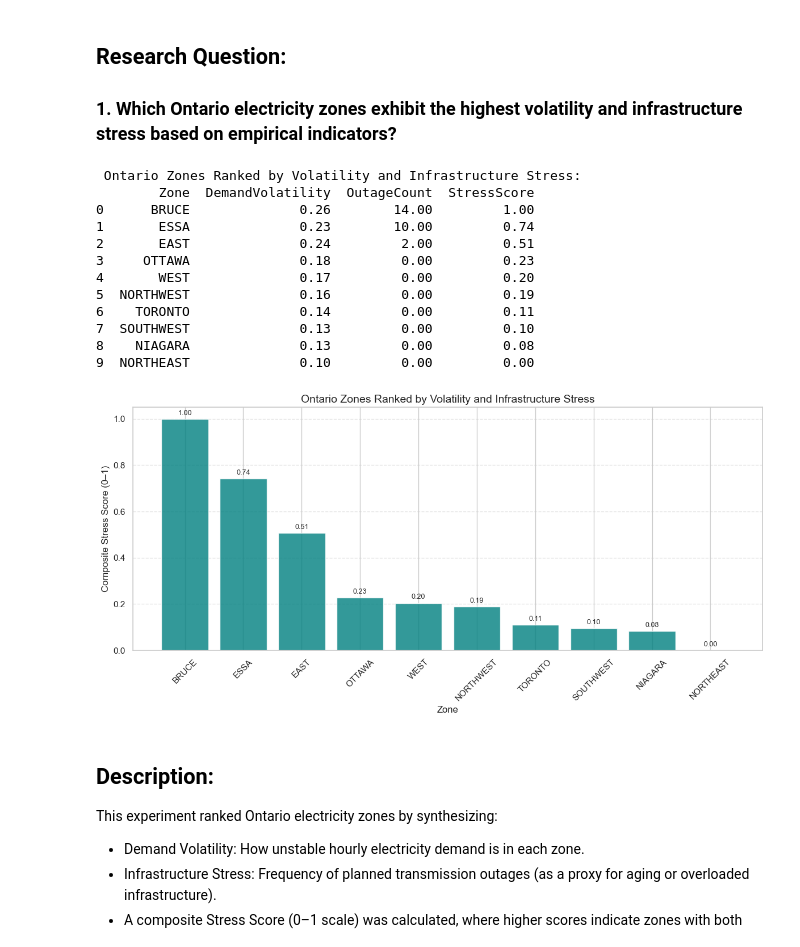
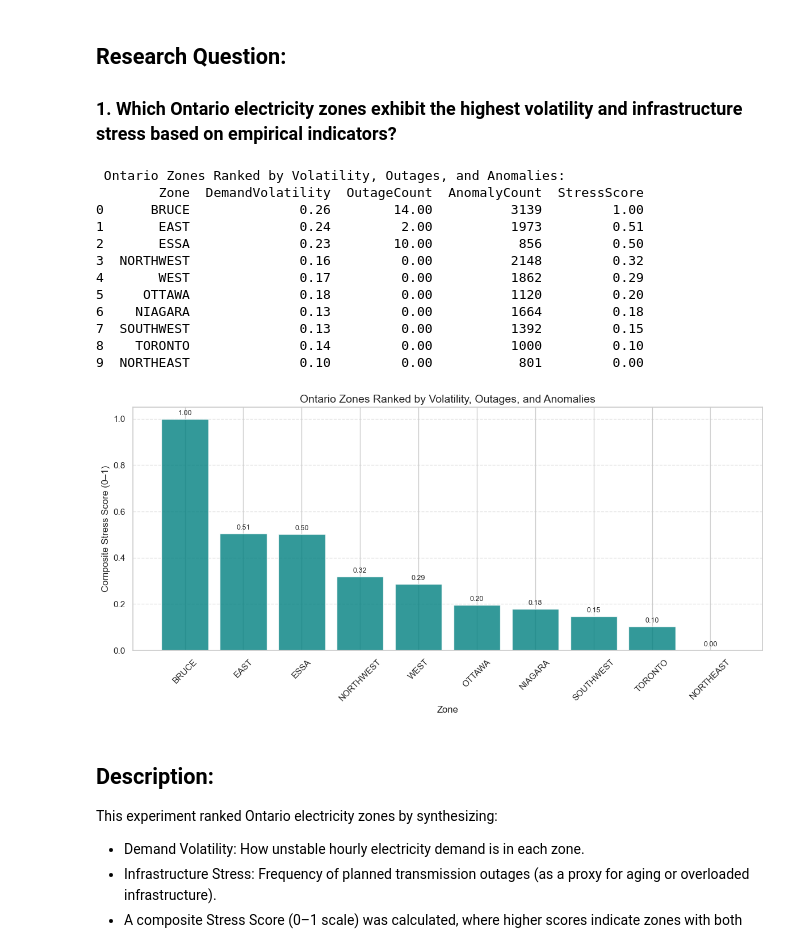
Before and after one commit to ShraddhaPadwekar/DataScience_SmartGridInvestmentZones, a Jupyter notebook: JupyterNotebooks/Padwekar_Shraddha_BigDataProject.ipynb, the cells around one changed output. Cells and saved outputs as stored; diff of their text form; code cells hidden in the pictures.

```diff
--- a/JupyterNotebooks/Padwekar_Shraddha_BigDataProject.ipynb
+++ b/JupyterNotebooks/Padwekar_Shraddha_BigDataProject.ipynb
@@ -2315,7 +2315,7 @@ This framework proves that Smart Grid investment decisions should go beyond raw
 # %%
 import pandas as pd
 import matplotlib.pyplot as plt
-import pandas as pd
+from scipy.stats import zscore
 
 # Load and clean real-time demand data
 df_demand = pd.read_csv(r'../Dataset/RealtimeDemandZonal.csv')
@@ -2349,58 +2349,76 @@ for zone in zone_keywords:
 
 df_volatility = pd.DataFrame(volatility_scores)
 
-# Merge and normalize both metrics
-df_stress = pd.merge(df_volatility, outage_counts, on='Zone', how='outer').fillna(0)
-for col in ['DemandVolatility', 'OutageCount']:
+# NEW: Outlier detection using Z-score
+anomaly_counts = {}
+for zone in zone_keywords:
+    if zone in df_demand.columns:
+        z = zscore(df_demand[zone].fillna(0))
+        anomalies = (abs(z) > 2).sum()
+        anomaly_counts[zone] = anomalies
+
+df_anomalies = pd.DataFrame.from_dict(anomaly_counts, orient='index', columns=['AnomalyCount'])
+df_anomalies.reset_index(inplace=True)
+df_anomalies.columns = ['Zone', 'AnomalyCount']
+
+# Merge volatility, outage, and anomaly data
+df_stress = pd.merge(df_volatility, outage_counts, on='Zone', how='outer')
+df_stress = pd.merge(df_stress, df_anomalies, on='Zone', how='outer')
+df_stress.fillna(0, inplace=True)
+
+# Normalize components
+for col in ['DemandVolatility', 'OutageCount', 'AnomalyCount']:
     norm_col = col + '_Norm'
     df_stress[norm_col] = (
         (df_stress[col] - df_stress[col].min()) /
         (df_stress[col].max() - df_stress[col].min())
     )
 
 # Composite stress score (higher = more stress)
 df_stress['StressScore'] = (
-    df_stress['DemandVolatility_Norm'] + df_stress['OutageCount_Norm']
-) / 2
+    df_stress['DemandVolatility_Norm'] +
+    df_stress['OutageCount_Norm'] +
+    df_stress['AnomalyCount_Norm']
+) / 3
 
 # Sort zones by composite stress score
 df_stress = df_stress.sort_values(by='StressScore', ascending=False).reset_index(drop=True)
 
-# Output result
-print("\n Ontario Zones Ranked by Volatility and Infrastructure Stress:")
-print(df_stress[['Zone', 'DemandVolatility', 'OutageCount', 'StressScore']])
+# === Output result ===
+print("\n Ontario Zones Ranked by Volatility, Outages, and Anomalies:")
+print(df_stress[['Zone', 'DemandVolatility', 'OutageCount', 'AnomalyCount', 'StressScore']])
 
 # Plotting Composite Stress Score
 plt.figure(figsize=(12, 6))
 bars = plt.bar(df_stress['Zone'], df_stress['StressScore'], color='teal', alpha=0.8)
 
-# Add value labels on top of each bar
+# Add value labels
 for bar in bars:
     height = bar.get_height()
     plt.text(bar.get_x() + bar.get_width() / 2, height + 0.01,
              f'{height:.2f}', ha='center', va='bottom', fontsize=9)
 
-plt.title('Ontario Zones Ranked by Volatility and Infrastructure Stress', fontsize=14)
+plt.title('Ontario Zones Ranked by Volatility, Outages, and Anomalies', fontsize=14)
 plt.xlabel('Zone')
 plt.ylabel('Composite Stress Score (0–1)')
 plt.xticks(rotation=45)
 plt.grid(axis='y', linestyle='--', alpha=0.5)
 plt.tight_layout()
 plt.show()
 # %% [output]
- Ontario Zones Ranked by Volatility and Infrastructure Stress:
-        Zone  DemandVolatility  OutageCount  StressScore
-0      BRUCE              0.26        14.00         1.00
-1       ESSA              0.23        10.00         0.74
-2       EAST              0.24         2.00         0.51
-3     OTTAWA              0.18         0.00         0.23
-4       WEST              0.17         0.00         0.20
-5  NORTHWEST              0.16         0.00         0.19
-6    TORONTO              0.14         0.00         0.11
-7  SOUTHWEST              0.13         0.00         0.10
-8    NIAGARA              0.13         0.00         0.08
-9  NORTHEAST              0.10         0.00         0.00
+ Ontario Zones Ranked by Volatility, Outages, and Anomalies:
+        Zone  DemandVolatility  OutageCount  AnomalyCount  StressScore
+0      BRUCE              0.26        14.00          3139         1.00
+1       EAST              0.24         2.00          1973         0.51
+2       ESSA              0.23        10.00           856         0.50
+3  NORTHWEST              0.16         0.00          2148         0.32
+4       WEST              0.17         0.00          1862         0.29
+5     OTTAWA              0.18         0.00          1120         0.20
+6    NIAGARA              0.13         0.00          1664         0.18
+7  SOUTHWEST              0.13         0.00          1392         0.15
+8    TORONTO              0.14         0.00          1000         0.10
+9  NORTHEAST              0.10         0.00           801         0.00
-[figure, old version]
+[figure, new version]
 # %% [markdown]
 ## Description:
 This experiment ranked Ontario electricity zones by synthesizing:
```
Also changed, not shown: parts of 5 cells of this notebook.
